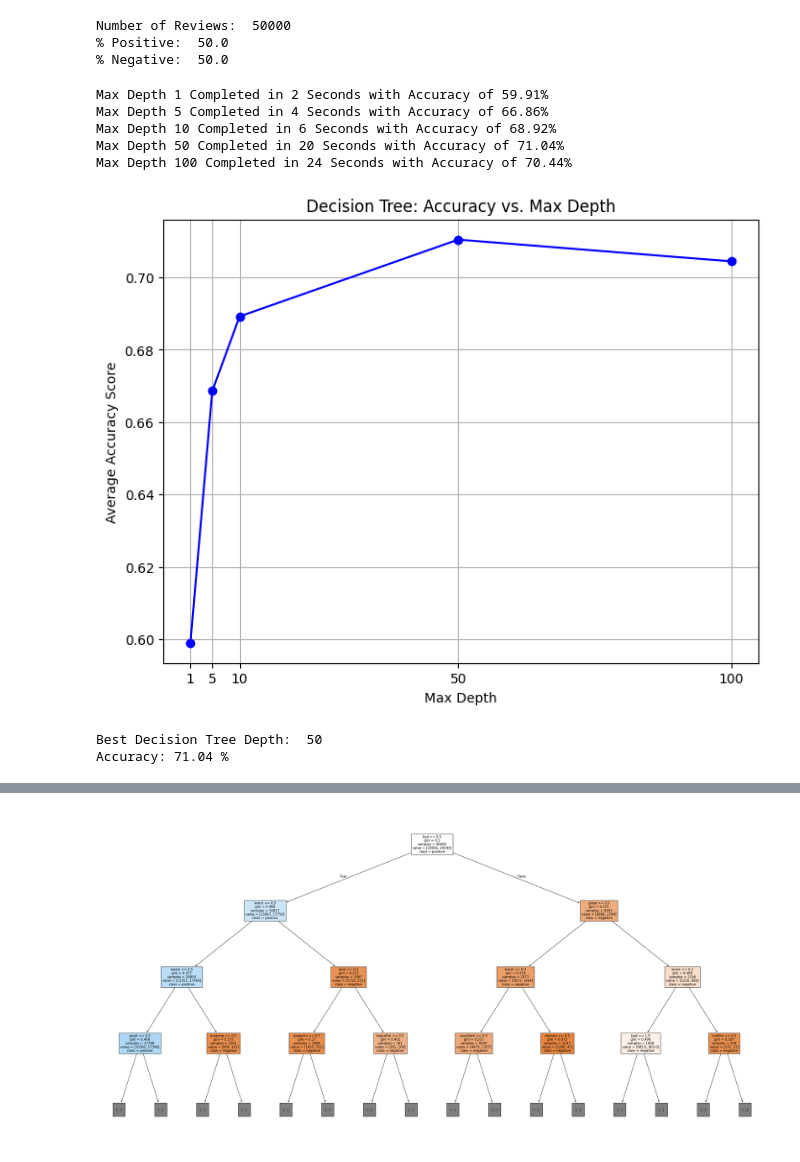
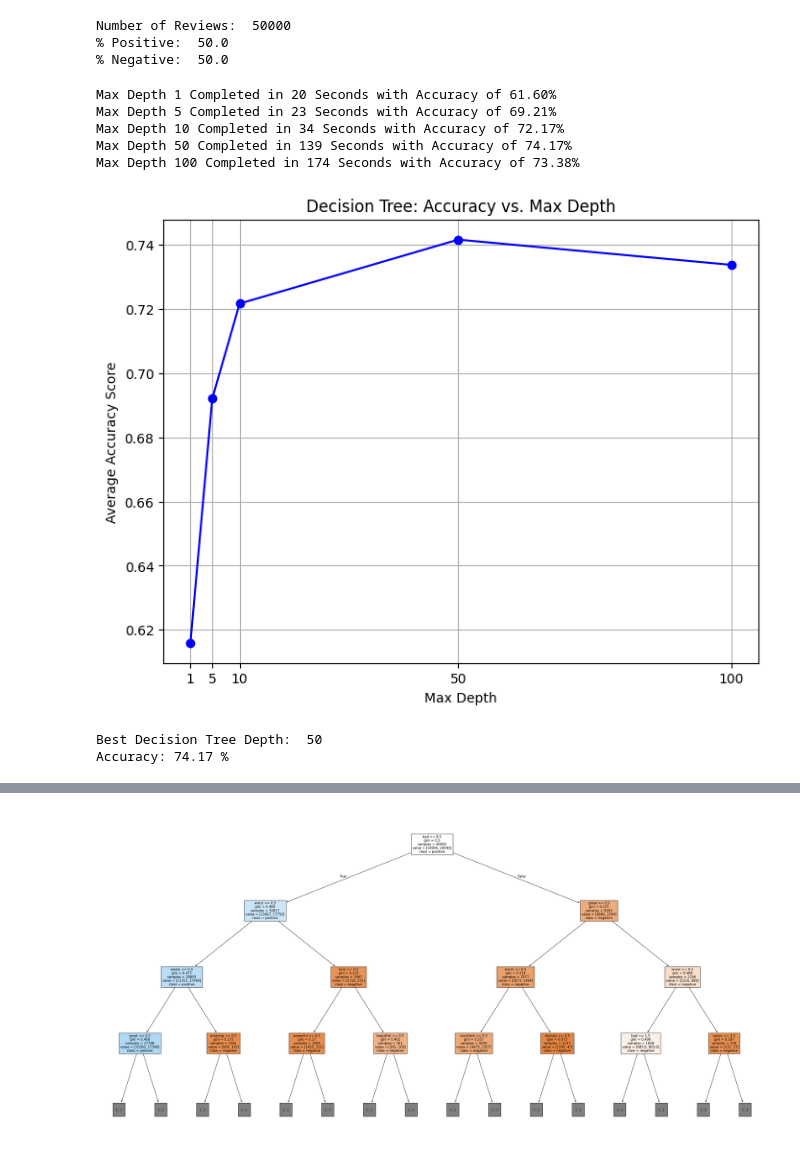
Before and after one commit to BoyceWhite/Data-Analysis-Project, a Jupyter notebook: main.ipynb, the cells around one changed output, grey strips where cells are left out. Drawn from its saved outputs; the diff is of its cells as text; code cells hidden in the pictures.

```diff
--- a/main.ipynb
+++ b/main.ipynb
@@ -126,14 +156,14 @@ def LR(x_train, y_train, hyper):
 # %%
 DT_DEPTHS = [1, 5, 10, 50, 100]
-bestD = DT(x_test, y_test, DT_DEPTHS)
+bestD = DT(x_train, y_train, DT_DEPTHS)
 # %% [output]
-Max Depth 1 Completed in 2 Seconds with Accuracy of 59.91%
-Max Depth 5 Completed in 4 Seconds with Accuracy of 66.86%
-Max Depth 10 Completed in 6 Seconds with Accuracy of 68.92%
-Max Depth 50 Completed in 20 Seconds with Accuracy of 71.04%
-Max Depth 100 Completed in 24 Seconds with Accuracy of 70.44%
+Max Depth 1 Completed in 20 Seconds with Accuracy of 61.60%
+Max Depth 5 Completed in 23 Seconds with Accuracy of 69.21%
+Max Depth 10 Completed in 34 Seconds with Accuracy of 72.17%
+Max Depth 50 Completed in 139 Seconds with Accuracy of 74.17%
+Max Depth 100 Completed in 174 Seconds with Accuracy of 73.38%
-[figure, old version]
+[figure, new version]
 Best Decision Tree Depth:  50
-Accuracy: 71.04 %
+Accuracy: 74.17 %
 # %%
 kVals = [1, 5, 10, 50, 100, 150]
```
Also changed, not shown: parts of 13 cells of this notebook, 2 other files.
